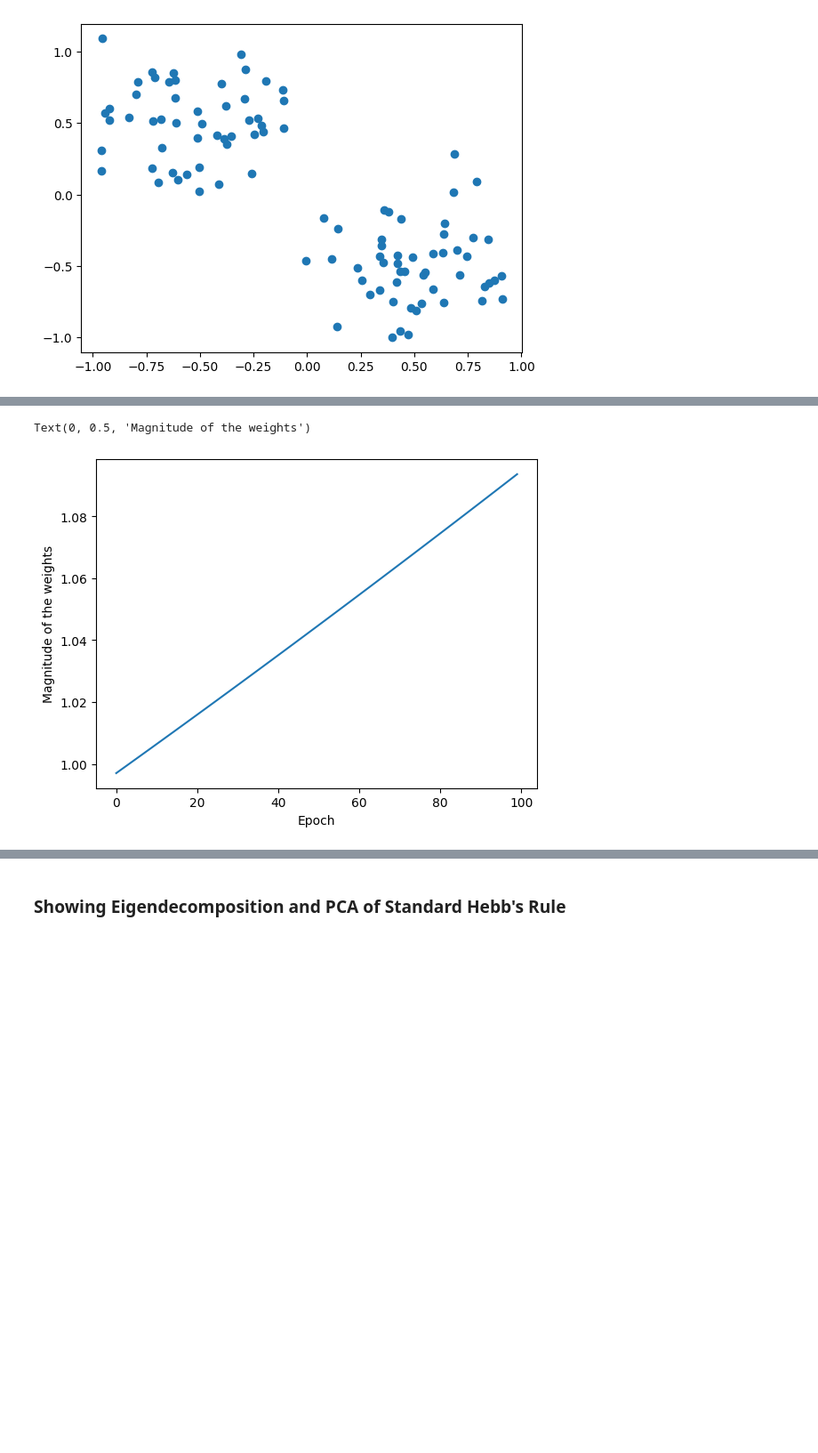
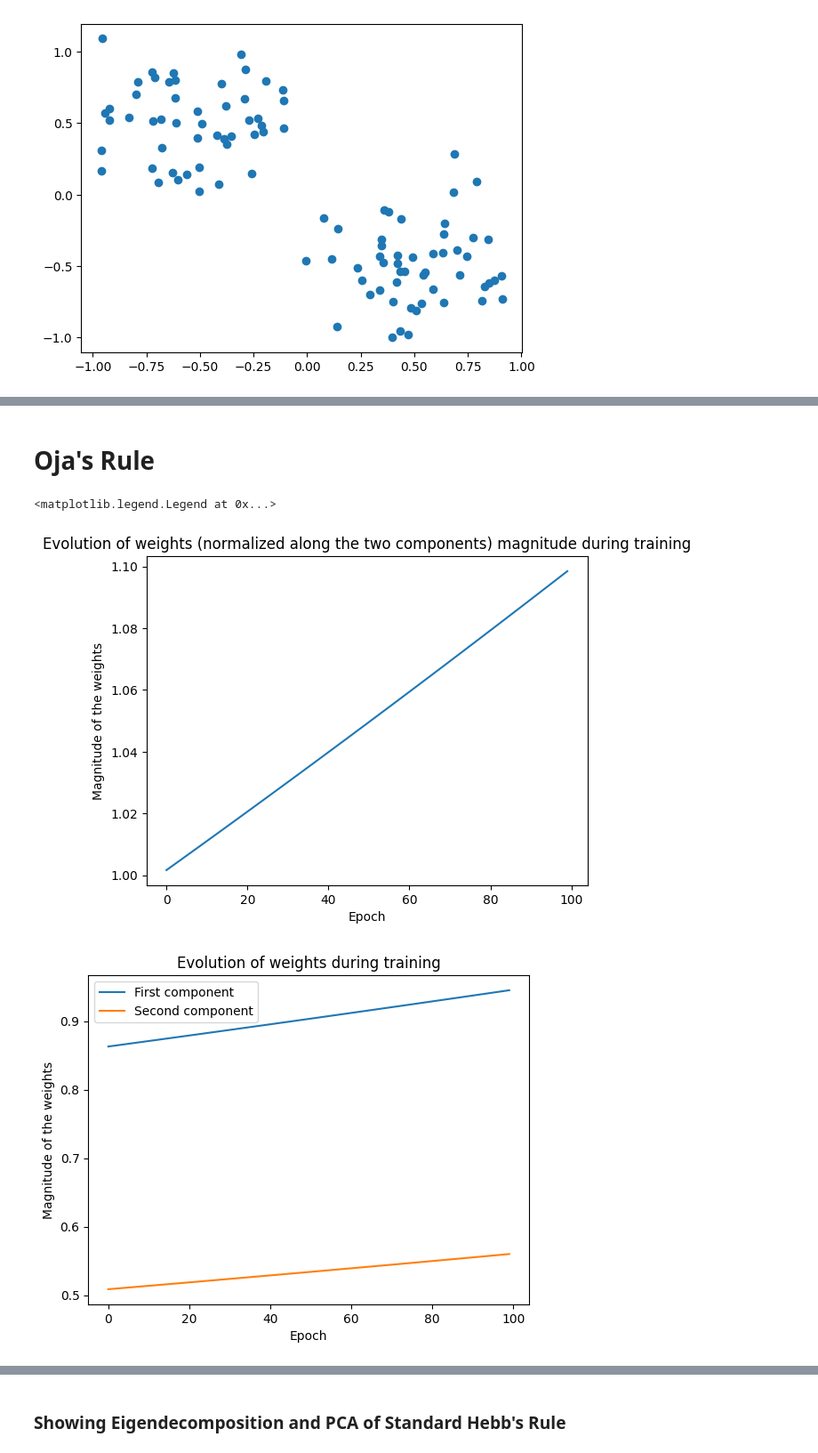
Before and after one commit to U-n-Own/UniversityNotes, a Jupyter notebook: Assignments/ComputationalNeuroscience/SecondAssignment/hebbian_learning.ipynb, the cells around one changed output, grey strips where cells are left out. Shown at 89% size. Drawn from its saved outputs; the diff is of its cells as text; code cells hidden in the pictures; blank space fills up the shorter version.

```diff
--- a/Assignments/ComputationalNeuroscience/SecondAssignment/hebbian_learning.ipynb
+++ b/Assignments/ComputationalNeuroscience/SecondAssignment/hebbian_learning.ipynb
@@ -73,17 +95,32 @@ Text(0, 0.5, 'Magnitude of the weights')
+# %% [markdown]
+# Oja's Rule
 # %%
 oja = hl.HebbianLearning(tau_w=0.1, eta=0.01, weights_dim=2)
 
 weights_history_oja = oja.train_oja(data, epochs=100)
 
 # plot the weights magnitude
 # First we compute the magnitude of the weights
 weights_magnitude_oja = np.linalg.norm(weights_history_oja, axis=1)
 
 
+# Normalized weights
 plt.figure()
+plt.title('Evolution of weights (normalized along the two components) magnitude during training')
 plt.plot(weights_magnitude_oja)
 plt.xlabel('Epoch')
 plt.ylabel('Magnitude of the weights')
+
+
+# Unnormalized weights
+plt.figure()
+plt.title('Evolution of weights during training')
+plt.plot(weights_history_oja[:, 0], label='First component')
+plt.plot(weights_history_oja[:, 1], label='Second component')
+plt.xlabel('Epoch')
+plt.ylabel('Magnitude of the weights')
+plt.legend()
 # %% [output]
-Text(0, 0.5, 'Magnitude of the weights')
+<matplotlib.legend.Legend at 0x...>
-[figure, old version]
+[figure, new version]
+[figure, added]
```
Also changed, not shown: parts of 9 cells of this notebook, 1 other file.
